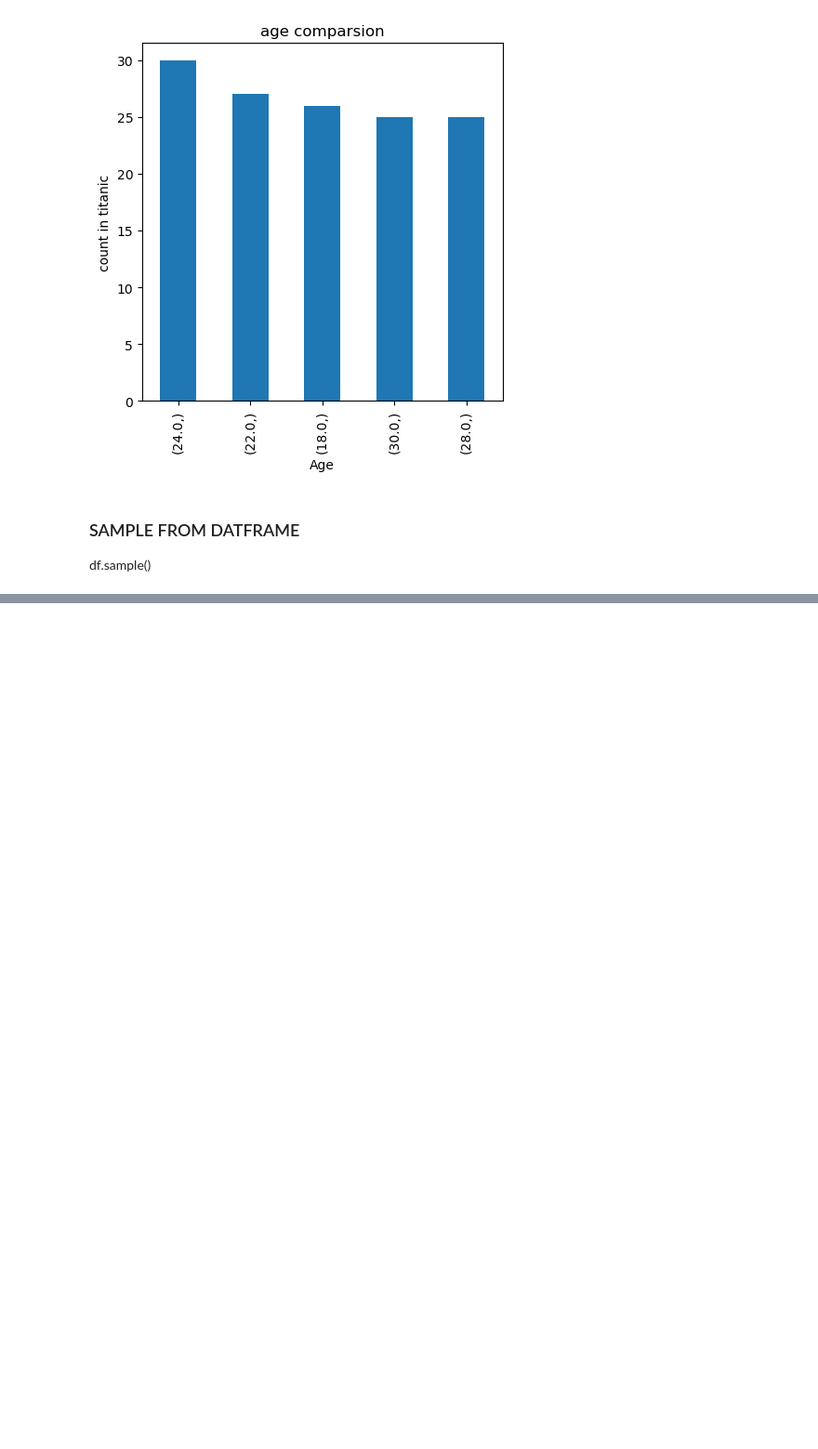
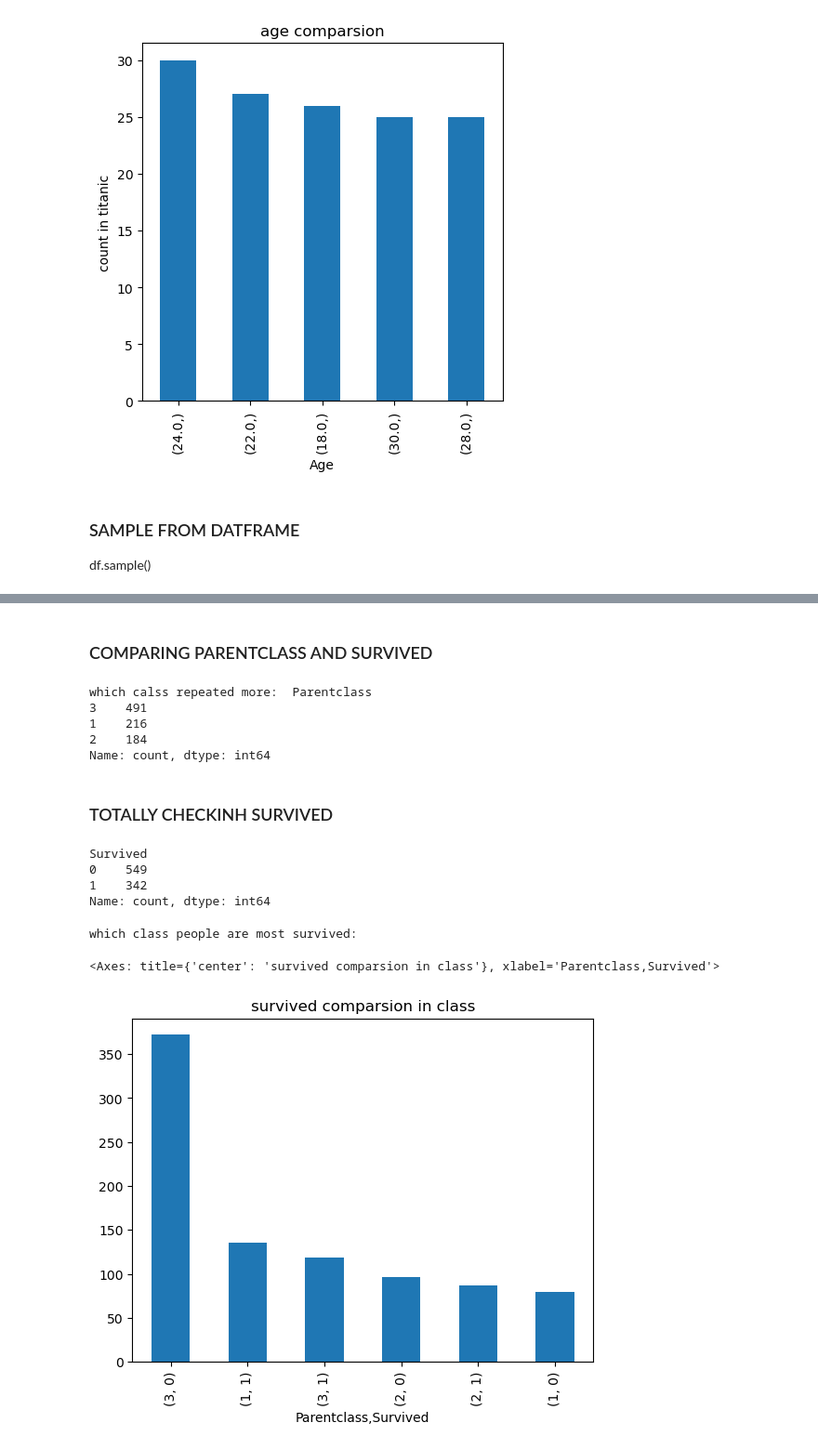
Before and after one commit to madhukarreddydonala/TITANIC-DATA-ANALYSIS, a Jupyter notebook: notebooks/dataexploring.ipynb, the cells around one changed output, grey strips where cells are left out. Shown at 93% size. Cells and saved outputs as stored; diff of their text form; code cells hidden in the pictures; blank space fills up the shorter version.

```diff
--- a/notebooks/dataexploring.ipynb
+++ b/notebooks/dataexploring.ipynb
@@ -174,0 +260,3 @@ df.sample(3)
+# %%
+df=df.drop(columns=['PassengerId','Name','Ticket'])
+df
@@ -174,0 +283,3 @@ df.sample(3)
+# %%
+df=df.rename(columns={'Fare':'price','SibSp':'siblings/spouse','Parch':'Parent/chidern','Pclass':'Parentclass'})
+df
@@ -174,0 +334,4 @@ df.sample(3)
+# %%
+df['Age']=df['Age'].fillna(df['Age'].mean())
+df['Cabin']=df['Cabin'].fillna(0)
+df['Embarked']=df['Embarked'].fillna(0)
@@ -174,0 +367,28 @@ df.sample(3)
+# %% [markdown]
+### COMPARING PARENTCLASS AND SURVIVED
+# %%
+
+print('which calss repeated more: ',df['Parentclass'].value_counts())
+# %% [output]
+which calss repeated more:  Parentclass
+3    491
+1    216
+2    184
+Name: count, dtype: int64
+# %% [markdown]
+### TOTALLY CHECKINH SURVIVED
+# %%
+df['Survived'].value_counts()
+# %% [output]
+Survived
+0    549
+1    342
+Name: count, dtype: int64
+# %%
+print('which class people are most survived:')
+survived_class=df[['Parentclass','Survived']].value_counts()
+survived_class.plot(kind='bar',title='survived comparsion in class')
+# %% [output]
+which class people are most survived:
+<Axes: title={'center': 'survived comparsion in class'}, xlabel='Parentclass,Survived'>
+[figure, added]
```
Also changed, not shown: parts of 29 cells of this notebook, 2 other files.
